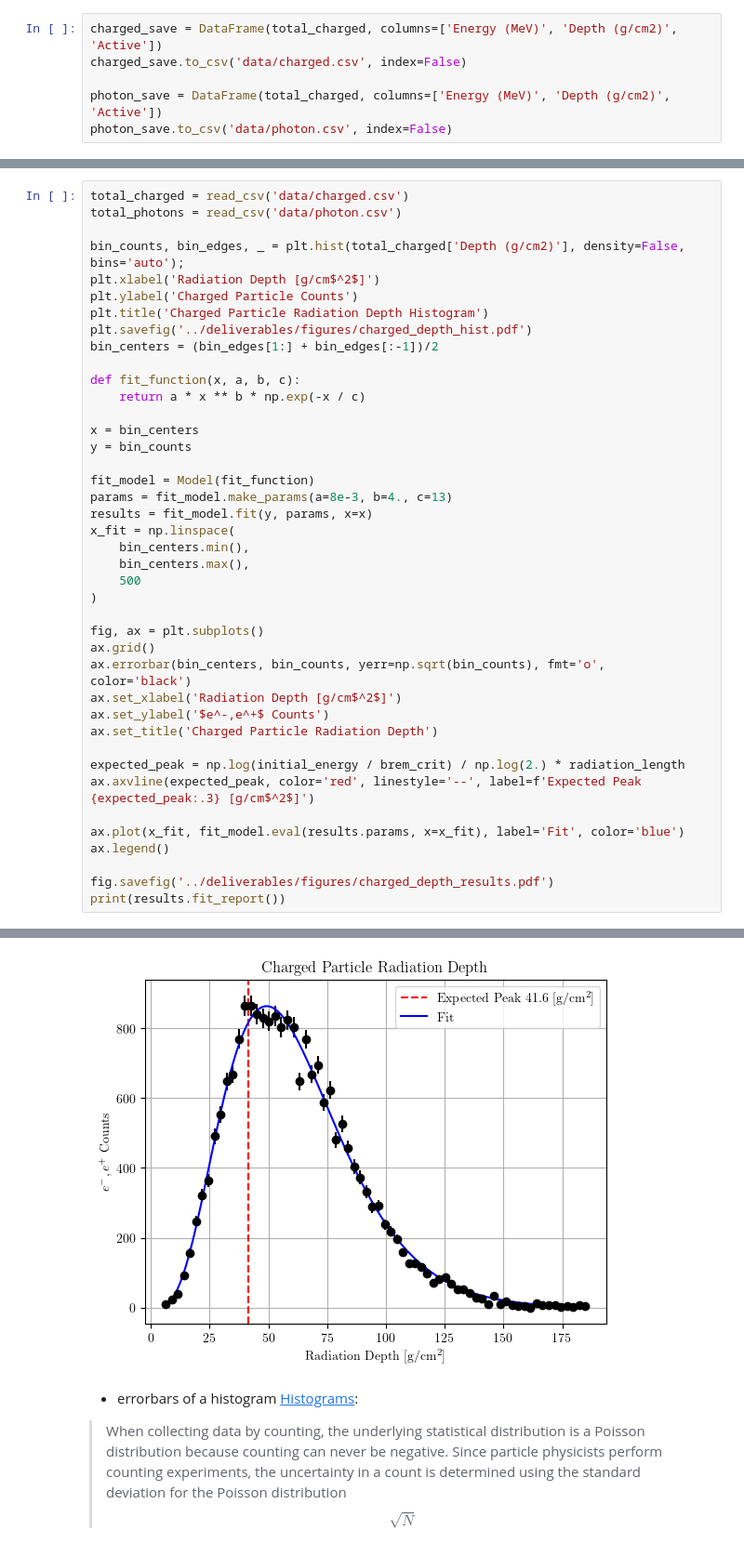
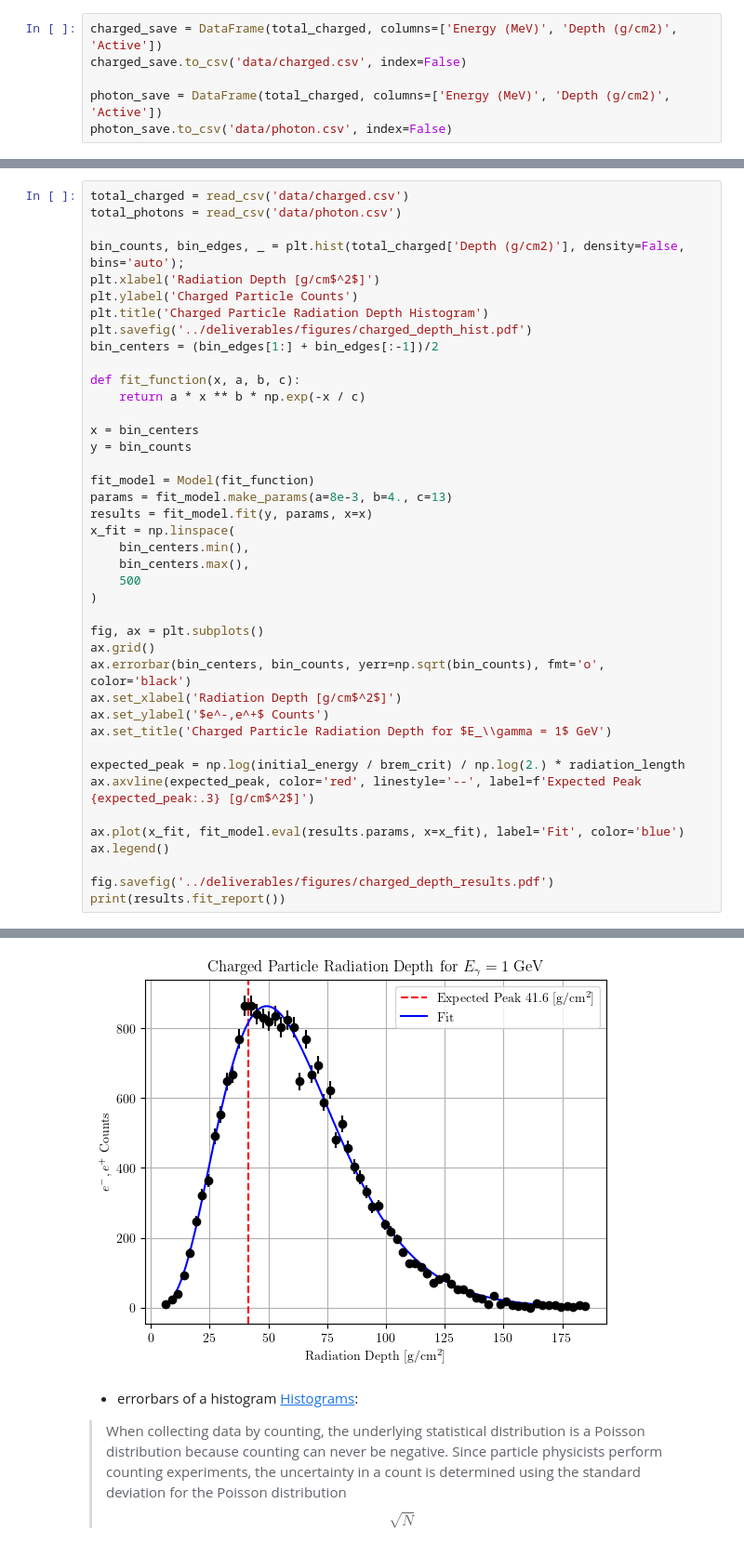
Before and after one commit to mattketk/particle-cascade, a Jupyter notebook: notebooks/ParticleCascade.ipynb, the cells around one changed output, grey strips where cells are left out. Shown at 93% size. Cells and saved outputs as stored; diff of their text form.

```diff
--- a/notebooks/ParticleCascade.ipynb
+++ b/notebooks/ParticleCascade.ipynb
@@ -137,39 +137,39 @@ ax.grid()
 ax.errorbar(bin_centers, bin_counts, yerr=np.sqrt(bin_counts), fmt='o', color='black')
 ax.set_xlabel('Radiation Depth [g/cm$^2$]')
 ax.set_ylabel('$e^-,e^+$ Counts')
-ax.set_title('Charged Particle Radiation Depth')
+ax.set_title('Charged Particle Radiation Depth for $E_\\gamma = 1$ GeV')
 
 expected_peak = np.log(initial_energy / brem_crit) / np.log(2.) * radiation_length
 ax.axvline(expected_peak, color='red', linestyle='--', label=f'Expected Peak {expected_peak:.3} [g/cm$^2$]')
 
 ax.plot(x_fit, fit_model.eval(results.params, x=x_fit), label='Fit', color='blue')
 ax.legend()
 
 fig.savefig('../deliverables/figures/charged_depth_results.pdf')
 print(results.fit_report())
 # %% [output]
 [[Model]]
     Model(fit_function)
 [[Fit Statistics]]
     # fitting method   = leastsq
     # function evals   = 25
     # data points      = 70
     # variables        = 3
     chi-square         = 44019.8421
     reduced chi-square = 657.012569
     Akaike info crit   = 457.073037
     Bayesian info crit = 463.818523
     R-squared          = 0.99324071
 [[Variables]]
     a:  0.00855297 +/- 0.00226803 (26.52%) (init = 0.008)
     b:  3.97731997 +/- 0.08930294 (2.25%) (init = 4)
     c:  12.3818946 +/- 0.25405326 (2.05%) (init = 13)
 [[Correlations]] (unreported correlations are < 0.100)
     C(a, b) = -0.9963
     C(b, c) = -0.9723
     C(a, c) = +0.9497
 [figure]
-[figure, old version]
+[figure, new version]
 # %% [markdown]
 - errorbars of a histogram [Histograms](https://www.quarknet.org/sites/default/files/histogram_uncertainty_tchr_31oct19.pdf):
 > When collecting data by counting, the underlying statistical distribution is a Poisson distribution
```
Also changed, not shown: parts of 4 cells of this notebook.
